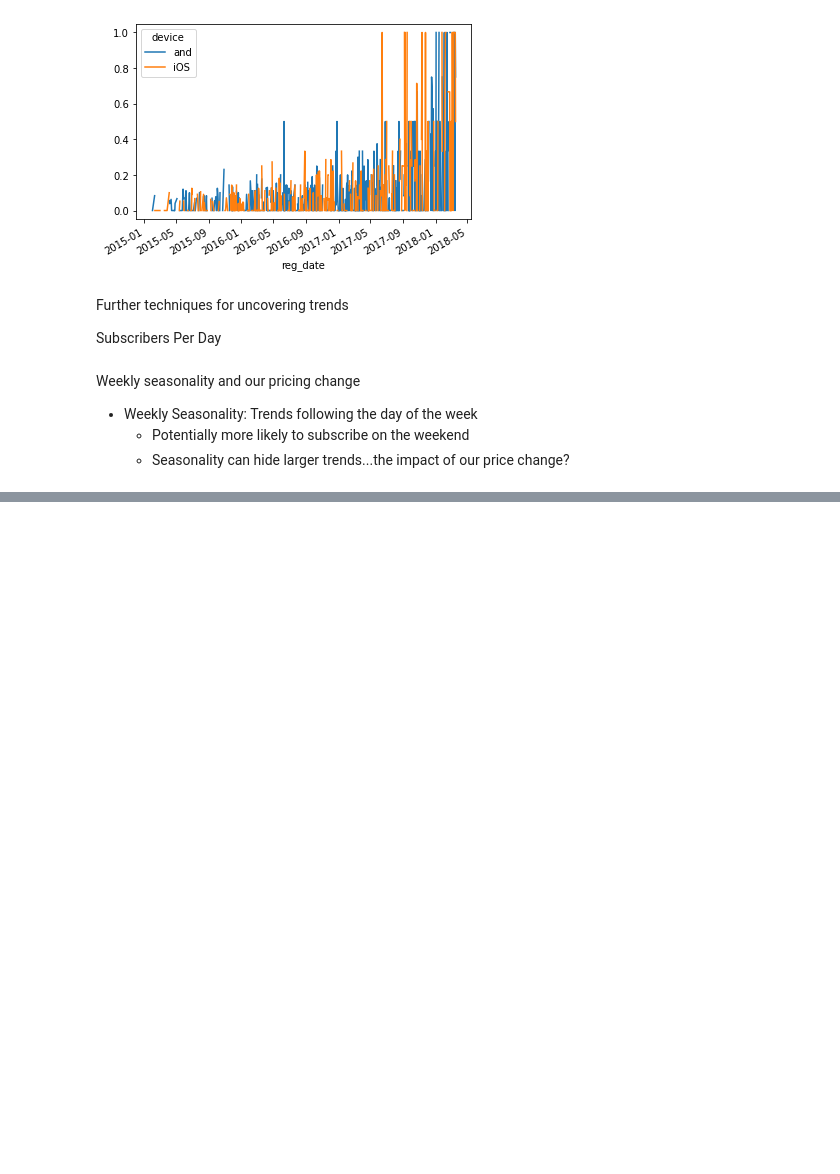
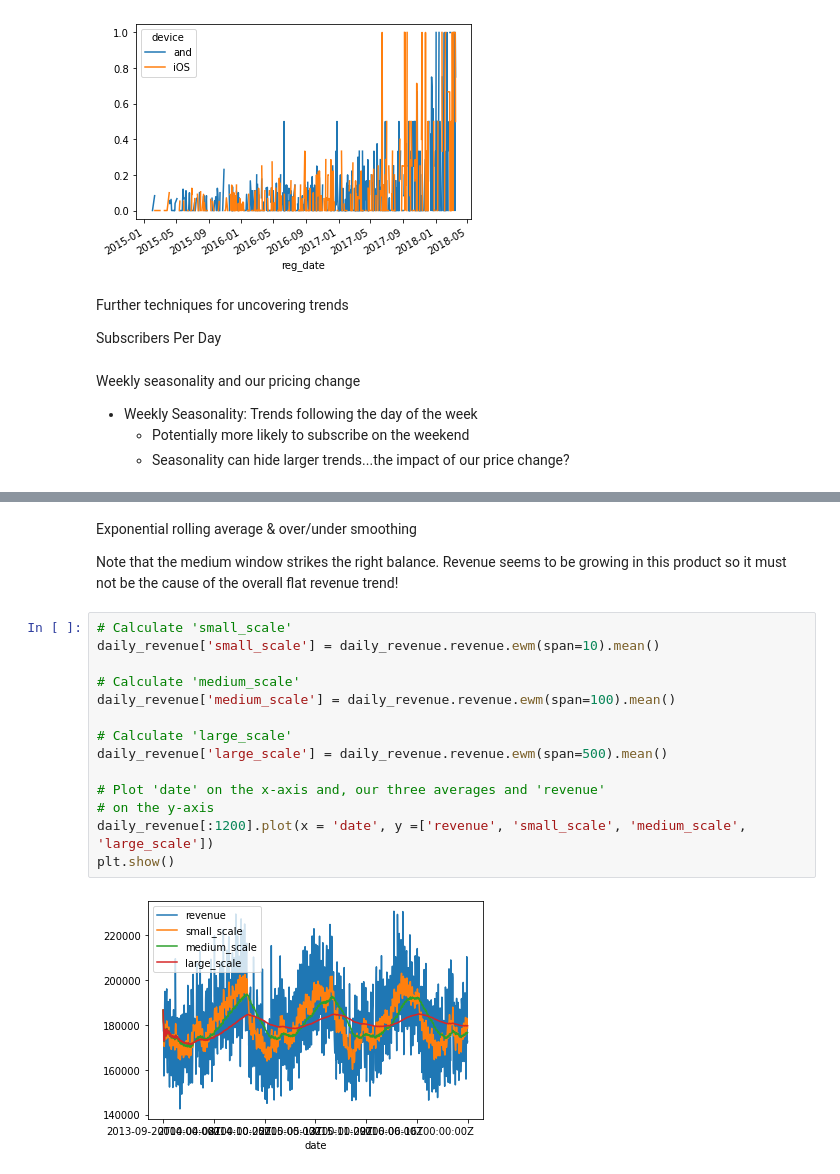
Before and after one commit to randy-tsukemen/Data_science_roadmap, a Jupyter notebook: Customer_Analytics_and_A_B_Testing.ipynb, the cells around one changed output, grey strips where cells are left out. Saved outputs shown, nothing was run; the diff lists cells and outputs as text; blank space fills up the shorter version.

```diff
--- a/Customer_Analytics_and_A_B_Testing.ipynb
+++ b/Customer_Analytics_and_A_B_Testing.ipynb
@@ -416,0 +500,20 @@ impact of our price change?
+# %% [markdown]
+Exponential rolling average & over/under smoothing
+
+Note that the medium window strikes the right balance. Revenue seems to be growing in this product so it must not be the cause of the overall flat revenue trend!
+# %%
+# Calculate 'small_scale'
+daily_revenue['small_scale'] = daily_revenue.revenue.ewm(span=10).mean()
+
+# Calculate 'medium_scale'
+daily_revenue['medium_scale'] = daily_revenue.revenue.ewm(span=100).mean()
+
+# Calculate 'large_scale'
+daily_revenue['large_scale'] = daily_revenue.revenue.ewm(span=500).mean()
+
+# Plot 'date' on the x-axis and, our three averages and 'revenue'
+# on the y-axis
+daily_revenue[:1200].plot(x = 'date', y =['revenue', 'small_scale', 'medium_scale', 'large_scale'])
+plt.show()
+# %% [output]
+[figure, added]
```
Also changed, not shown: parts of 72 cells of this notebook.
